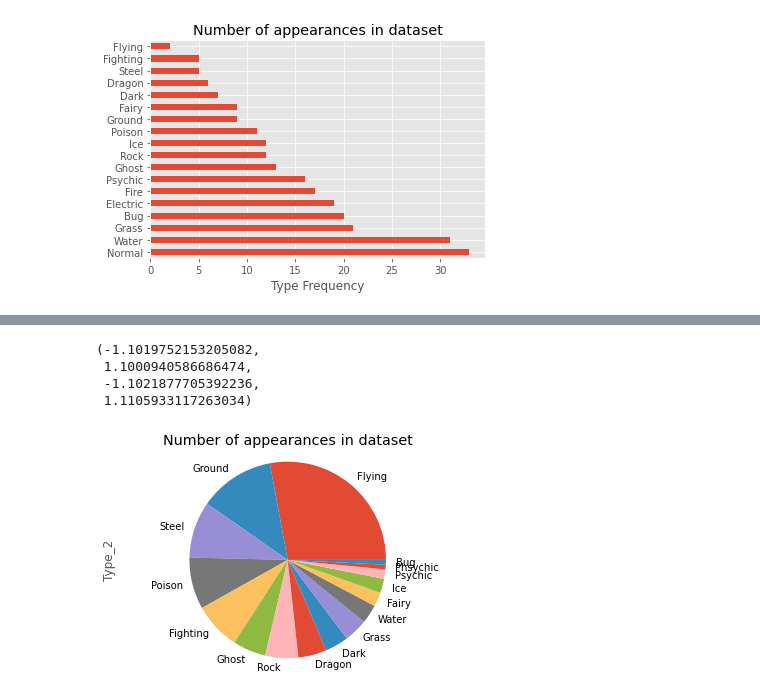
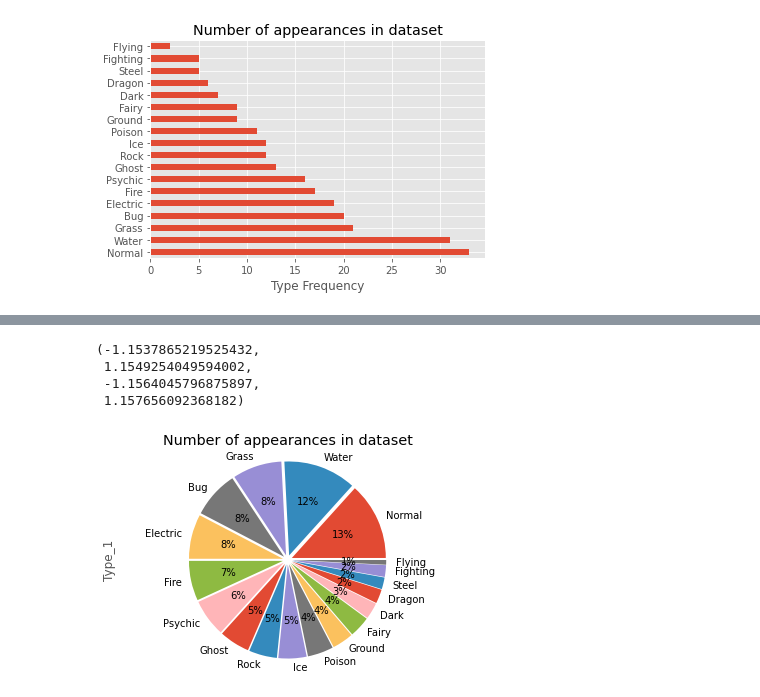
Before and after one commit to VengefulNick/pogo_pandas_matplot, a Jupyter notebook: plot_data.ipynb, the cells around one changed output, grey strips where cells are left out. Cells and saved outputs as stored; diff of their text form; code cells hidden in the pictures.

```diff
--- a/plot_data.ipynb
+++ b/plot_data.ipynb
@@ -54,10 +80,11 @@ plt.axis('equal')
-# %%
-data.Type_2.value_counts().plot(kind='pie')
-plt.title('Number of appearances in dataset')
-plt.axis('equal')
-# %% [output]
-(-1.1019752153205082,
- 1.1000940586686474,
- -1.1021877705392236,
- 1.1105933117263034)
-[figure, removed]
+# %%
+explode = (0.05,0.05,0.05,0.05,0.05,0.05,0.05,0.05,0.05,0.05,0.05,0.05,0.05,0.05,0.05,0.05,0.05,0.05)
+data.Type_1.value_counts().plot(kind='pie', autopct = '%1.0f%%', explode = explode)
+plt.title('Number of appearances in dataset')
+plt.axis('equal')
+# %% [output]
+(-1.1537865219525432,
+ 1.1549254049594002,
+ -1.1564045796875897,
+ 1.157656092368182)
+[figure, added]
```
Also changed, not shown: parts of 8 cells of this notebook.
